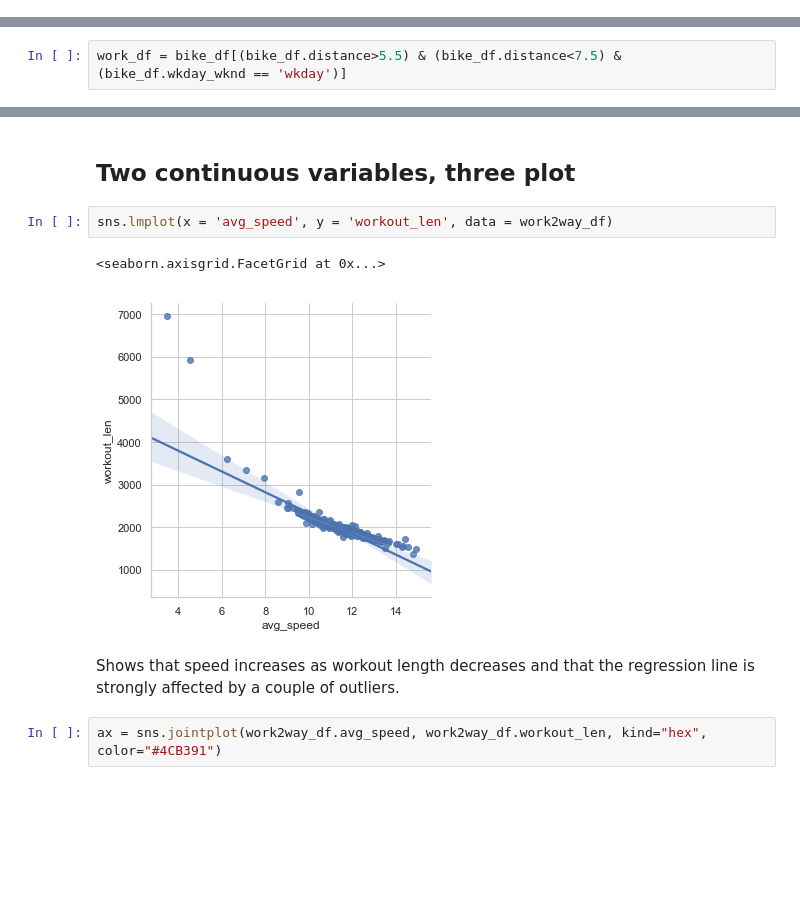
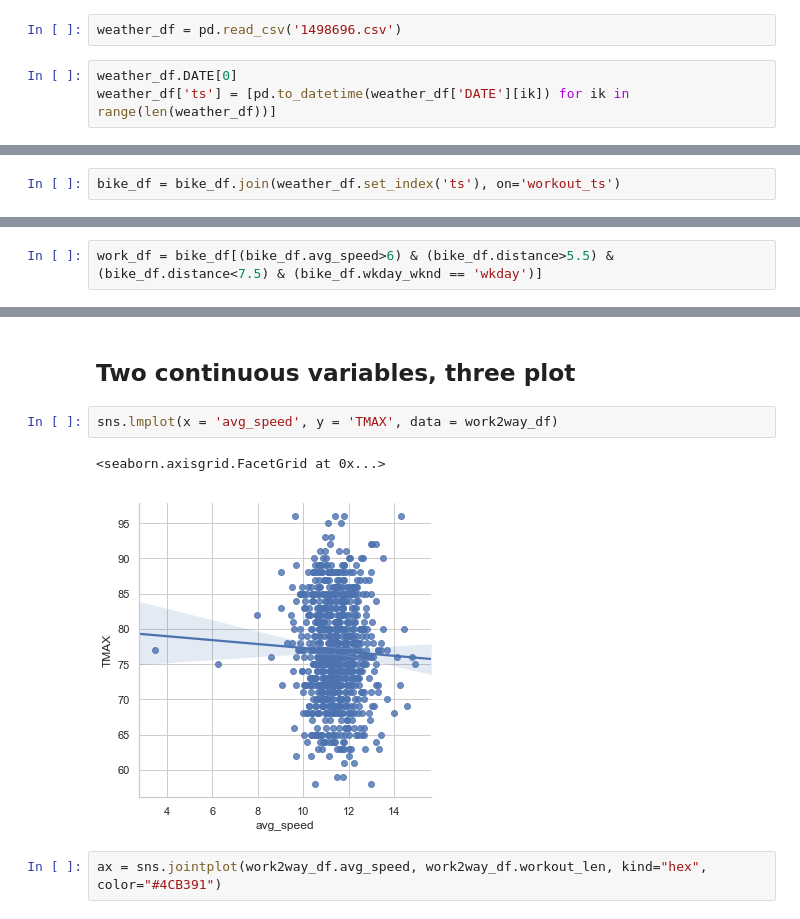
Before and after one commit to jordanplanders/Thinkful, a Jupyter notebook: Bootcamp/Unit 1/bike_data/Kevin_bike_datavis.ipynb, the cells around one changed output, grey strips where cells are left out. Saved outputs shown, nothing was run; the diff lists cells and outputs as text; blank space fills up the shorter version.

Commit message:
added weather data

```diff
--- a/Bootcamp/Unit 1/bike_data/Kevin_bike_datavis.ipynb
+++ b/Bootcamp/Unit 1/bike_data/Kevin_bike_datavis.ipynb
@@ -5,6 +5,11 @@ import numpy as np
 import matplotlib.pyplot as plt
 # %% [markdown]
 # Data Prep
+# %%
+weather_df = pd.read_csv('1498696.csv')
+# %%
+weather_df.DATE[0]
+weather_df['ts'] = [pd.to_datetime(weather_df['DATE'][ik]) for ik in range(len(weather_df))]
 # %%
 cols = ['date_submitted', 'workout_date', 'activity_type',
        'calories_burned', 'distance', 'workout_len', 'avg_pace', 'max_pace', 'avg_speed',
@@ -29,6 +34,8 @@ bike_df['am_pm'] = ['' for ik in range(len(bike_df))]#np.zeros(len(bike_df))
 # characterize day type
 bike_df['day_of_week'] = [bike_df['workout_ts'][ik].dayofweek for ik in range(len(bike_df))]
 bike_df['wkday_wknd'] = ['wkday' if bike_df['day_of_week'][ik] <5 else 'wknd' for ik in range(len(bike_df))]
+# %%
+bike_df = bike_df.join(weather_df.set_index('ts'), on='workout_ts')
 # %%
 bike_df.columns
 # %% [output]
@@ -39,6 +48,6 @@ Index(['date_submitted', 'workout_date', 'activity_type', 'calories_burned',
       dtype='object')
 # %%
-work_df = bike_df[(bike_df.distance>5.5) & (bike_df.distance<7.5) & (bike_df.wkday_wknd == 'wkday')]
+work_df = bike_df[(bike_df.avg_speed>6) & (bike_df.distance>5.5) & (bike_df.distance<7.5) & (bike_df.wkday_wknd == 'wkday')]
 # %%
 # This doesn't work, but I don't know why...
 dates = work_df.groupby('workout_ts')
@@ -129,12 +148,10 @@ Shows the spread (though not quanitatively), and reflects the difference in the
 # %% [markdown]
 ## Two continuous variables, three plot
 # %%
-sns.lmplot(x = 'avg_speed', y = 'workout_len', data = work2way_df)
+sns.lmplot(x = 'avg_speed', y = 'TMAX', data = work2way_df)
 # %% [output]
 <seaborn.axisgrid.FacetGrid at 0x...>
-[figure, old version]
+[figure, new version]
-# %% [markdown]
-Shows that speed increases as workout length decreases and that the regression line is strongly affected by a couple of outliers.
 # %%
 ax = sns.jointplot(work2way_df.avg_speed, work2way_df.workout_len, kind="hex", color="#4CB391")
 # %% [output]
```
Also changed, not shown: parts of 5 cells of this notebook.
